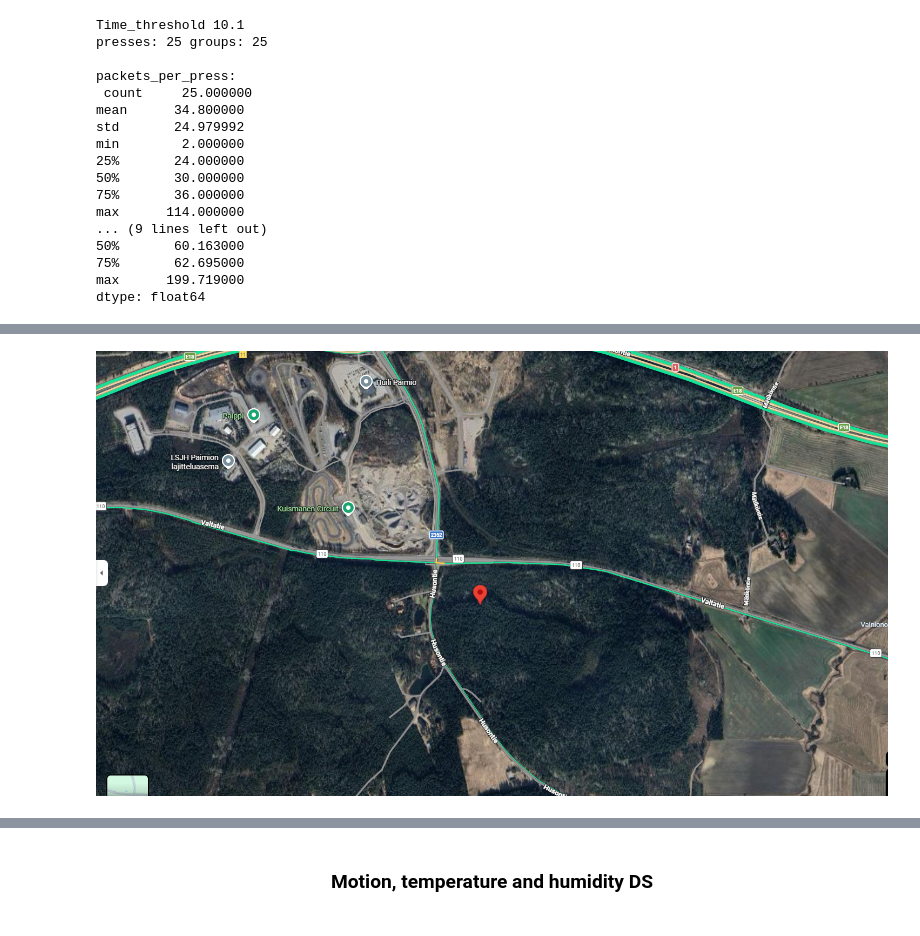
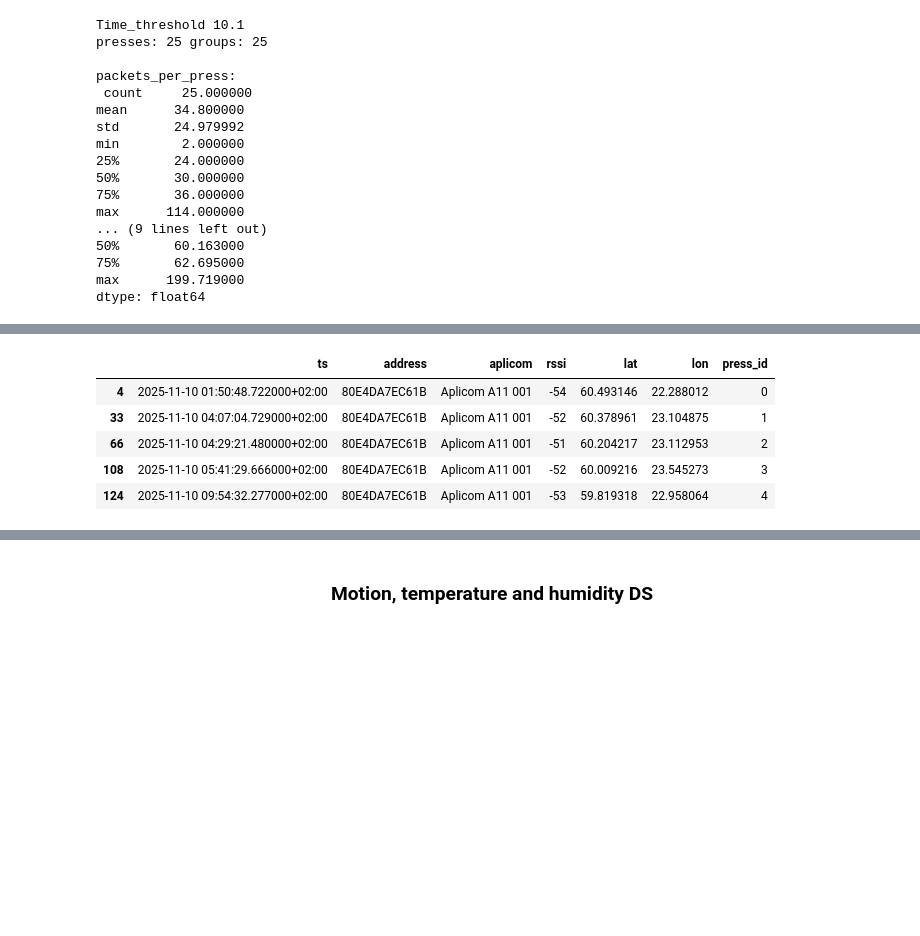
Before and after one commit to Mortti11/Hazard_Situation_Analysis_and_Prediction, a Jupyter notebook: analyzing.ipynb, the cells around one changed output, grey strips where cells are left out. Cells and saved outputs as stored; diff of their text form; code cells hidden in the pictures; blank space fills up the shorter version.

```diff
--- a/analyzing.ipynb
+++ b/analyzing.ipynb
@@ -309,2 +282,0 @@ TOP LOCATIONS:
-# %% [markdown]
-![image.png](attachment:image.png)
@@ -310,0 +288,9 @@ TOP LOCATIONS:
+# %%
+presses.head()
+# %% [output]
+|  | ts | address | aplicom | rssi | lat | lon | press_id |
+| 4 | 2025-11-10 01:50:48.722000+02:00 | 80E4DA7EC61B | Aplicom A11 001 | -54 | 60.493146 | 22.288012 | 0 |
+| 33 | 2025-11-10 04:07:04.729000+02:00 | 80E4DA7EC61B | Aplicom A11 001 | -52 | 60.378961 | 23.104875 | 1 |
+| 66 | 2025-11-10 04:29:21.480000+02:00 | 80E4DA7EC61B | Aplicom A11 001 | -51 | 60.204217 | 23.112953 | 2 |
+| 108 | 2025-11-10 05:41:29.666000+02:00 | 80E4DA7EC61B | Aplicom A11 001 | -52 | 60.009216 | 23.545273 | 3 |
+| 124 | 2025-11-10 09:54:32.277000+02:00 | 80E4DA7EC61B | Aplicom A11 001 | -53 | 59.819318 | 22.958064 | 4 |
```
Also changed, not shown: parts of 30 cells of this notebook.
